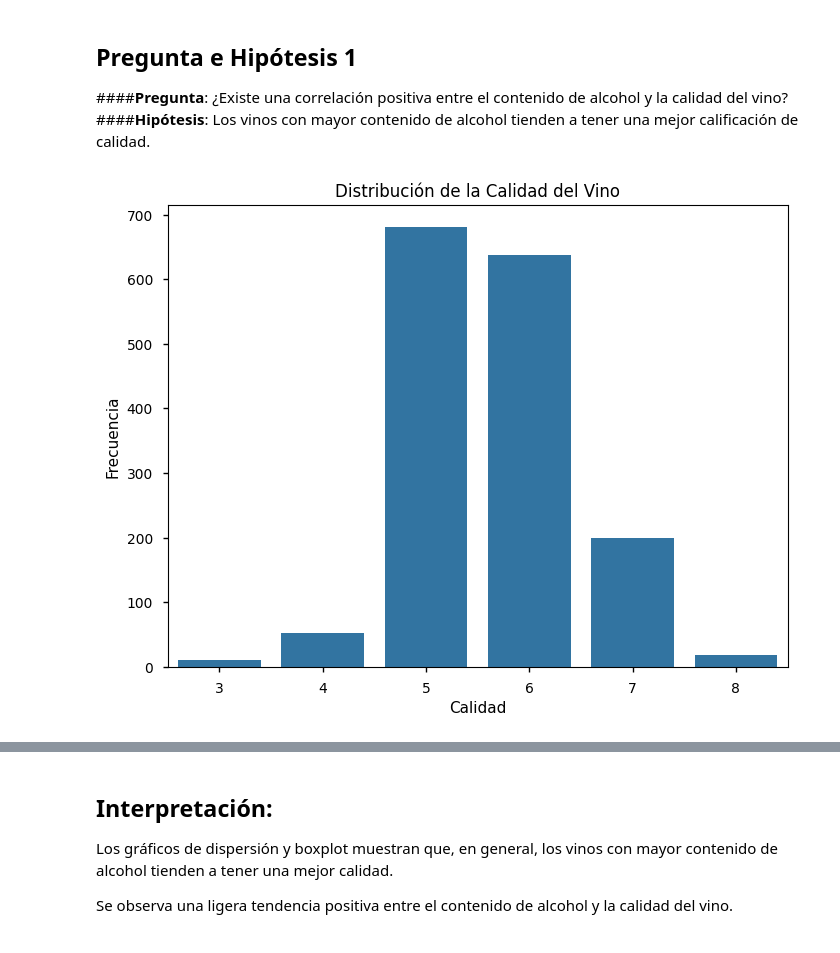
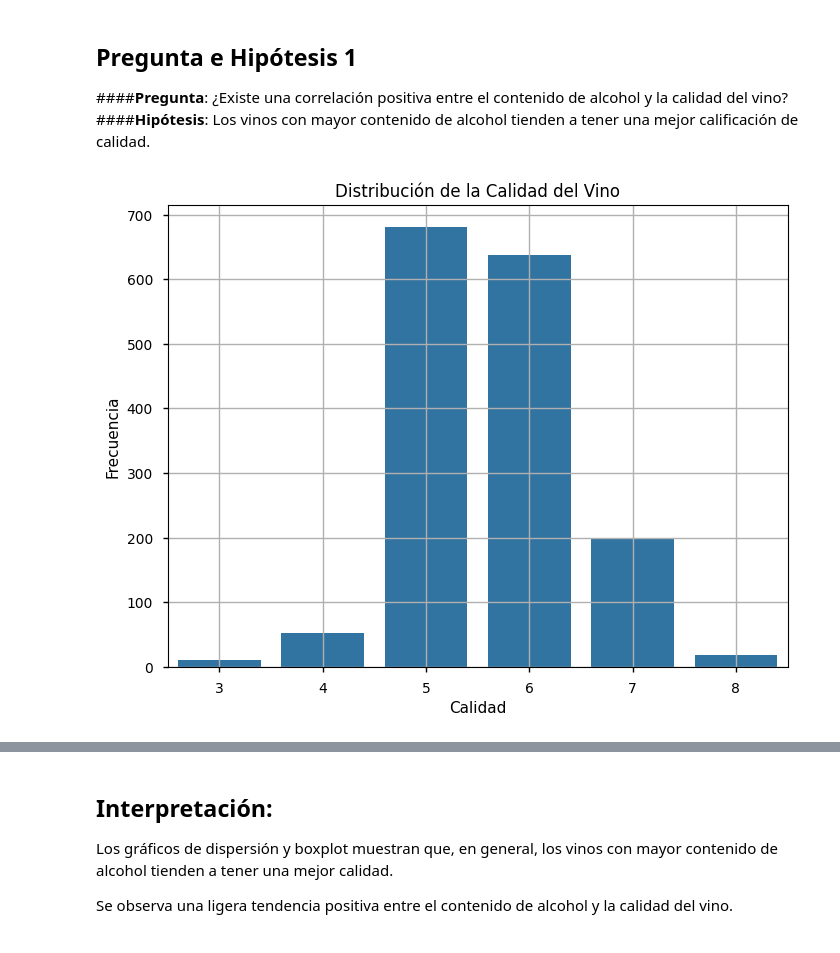
Before and after one commit to tdiego74/Clase_Data_Science_I_PBLC, a Jupyter notebook: ProyectoDS_ParteII_Tocci.ipynb, the cells around one changed output, grey strips where cells are left out. Drawn from its saved outputs; the diff is of its cells as text; code cells hidden in the pictures.

```diff
--- a/ProyectoDS_ParteII_Tocci.ipynb
+++ b/ProyectoDS_ParteII_Tocci.ipynb
@@ -179,13 +179,13 @@ mpl.style.use('seaborn-v0_8-notebook')
 # %%
 fig, ax = plt.subplots(figsize=(8, 6))
 sns.countplot(x='Calidad', data=df)
 ax.set_title('Distribución de la Calidad del Vino')
 ax.set_xlabel('Calidad')
 ax.set_ylabel('Frecuencia')
-ax.grid(False)
+ax.grid(True)
 plt.show()
 # %% [output]
-[figure, old version]
+[figure, new version]
 # %%
 # Histograma del Alcohol (Univariado)
 plt.figure(figsize=(8, 6))
```
Also changed, not shown: parts of 8 cells of this notebook.
